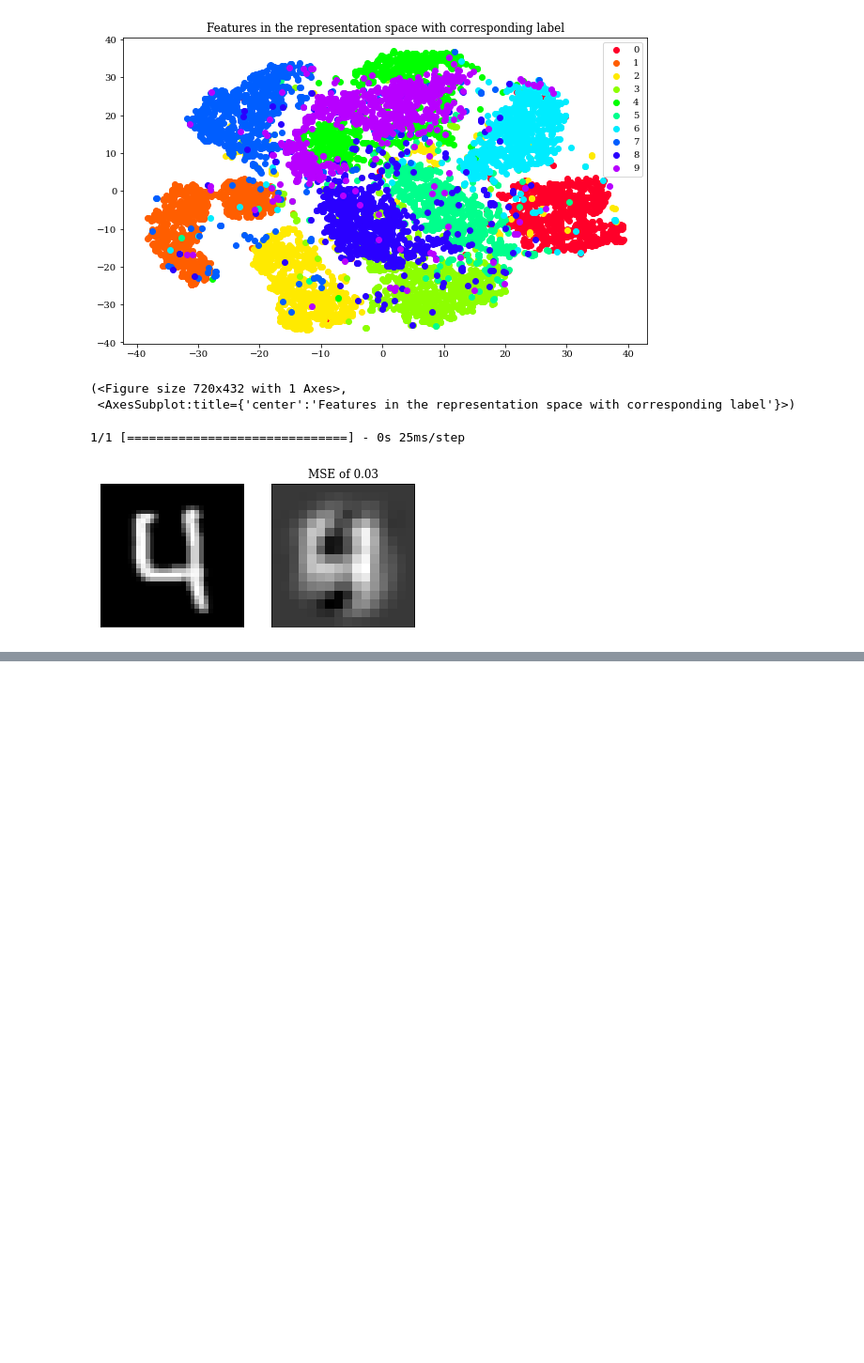
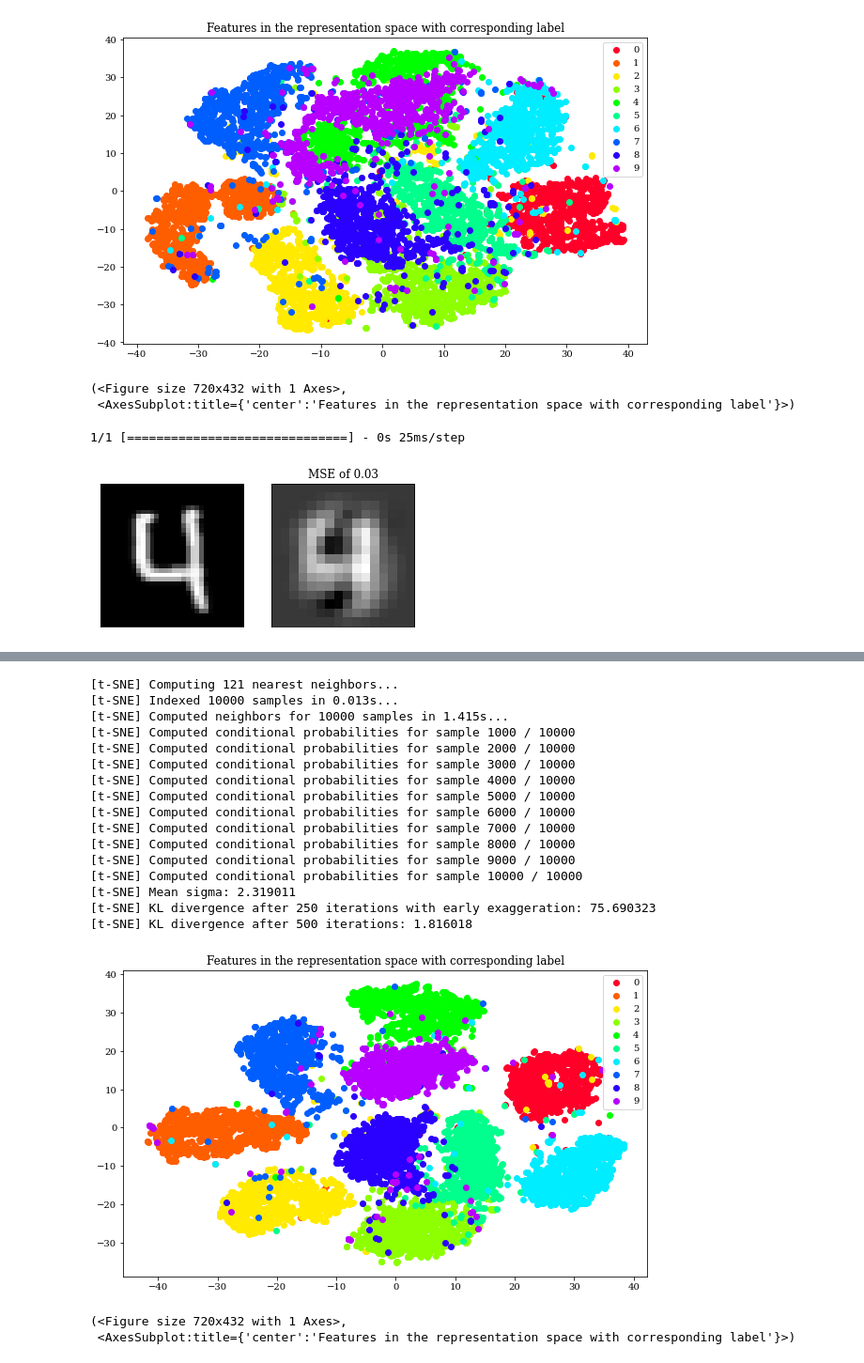
Before and after one commit to limited-fion/deep-learning-cw, a Jupyter notebook: 06_cw.ipynb, the cells around one changed output, grey strips where cells are left out. Shown at 94% size. Drawn from its saved outputs; the diff is of its cells as text; code cells hidden in the pictures; blank space fills up the shorter version.

```diff
--- a/06_cw.ipynb
+++ b/06_cw.ipynb
@@ -306,0 +606,33 @@ plot_recons_original(np.expand_dims(x_test_32[ind],0), y_test[ind], conv_autoenc
+# %%
+## We use tSNE for our dimensionality reduction technique so we can
+## plot the features using a 2D plot as it leads to nice plots.
+## However, tSNE is tricky to use as a general dimensionality reduction method
+## for clustering due to issues mentioned here: https://distill.pub/2016/misread-tsne/
+## TSNE: https://en.wikipedia.org/wiki/T-distributed_stochastic_neighbor_embedding
+## Nice article explaining shortcomings: https://distill.pub/2016/misread-tsne/
+from sklearn.manifold import TSNE
+
+## Use these parameters, the plots are highly dependent on perplexity value
+tsne = TSNE(n_components=2, verbose=1, perplexity=40, n_iter=500,n_jobs=8)
+representation_tsne = tsne.fit_transform(representation_auto_test)
+plot_representation_label(representation_tsne, y_test)
+# %% [output]
+[t-SNE] Computing 121 nearest neighbors...
+[t-SNE] Indexed 10000 samples in 0.013s...
+[t-SNE] Computed neighbors for 10000 samples in 1.415s...
+[t-SNE] Computed conditional probabilities for sample 1000 / 10000
+[t-SNE] Computed conditional probabilities for sample 2000 / 10000
+[t-SNE] Computed conditional probabilities for sample 3000 / 10000
+[t-SNE] Computed conditional probabilities for sample 4000 / 10000
+[t-SNE] Computed conditional probabilities for sample 5000 / 10000
+[t-SNE] Computed conditional probabilities for sample 6000 / 10000
+[t-SNE] Computed conditional probabilities for sample 7000 / 10000
+[t-SNE] Computed conditional probabilities for sample 8000 / 10000
+[t-SNE] Computed conditional probabilities for sample 9000 / 10000
+[t-SNE] Computed conditional probabilities for sample 10000 / 10000
+[t-SNE] Mean sigma: 2.319011
+[t-SNE] KL divergence after 250 iterations with early exaggeration: 75.690323
+[t-SNE] KL divergence after 500 iterations: 1.816018
+[figure, added]
+(<Figure size 720x432 with 1 Axes>,
+ <AxesSubplot:title={'center':'Features in the representation space with corresponding label'}>)
```
Also changed, not shown: parts of 20 cells of this notebook.
